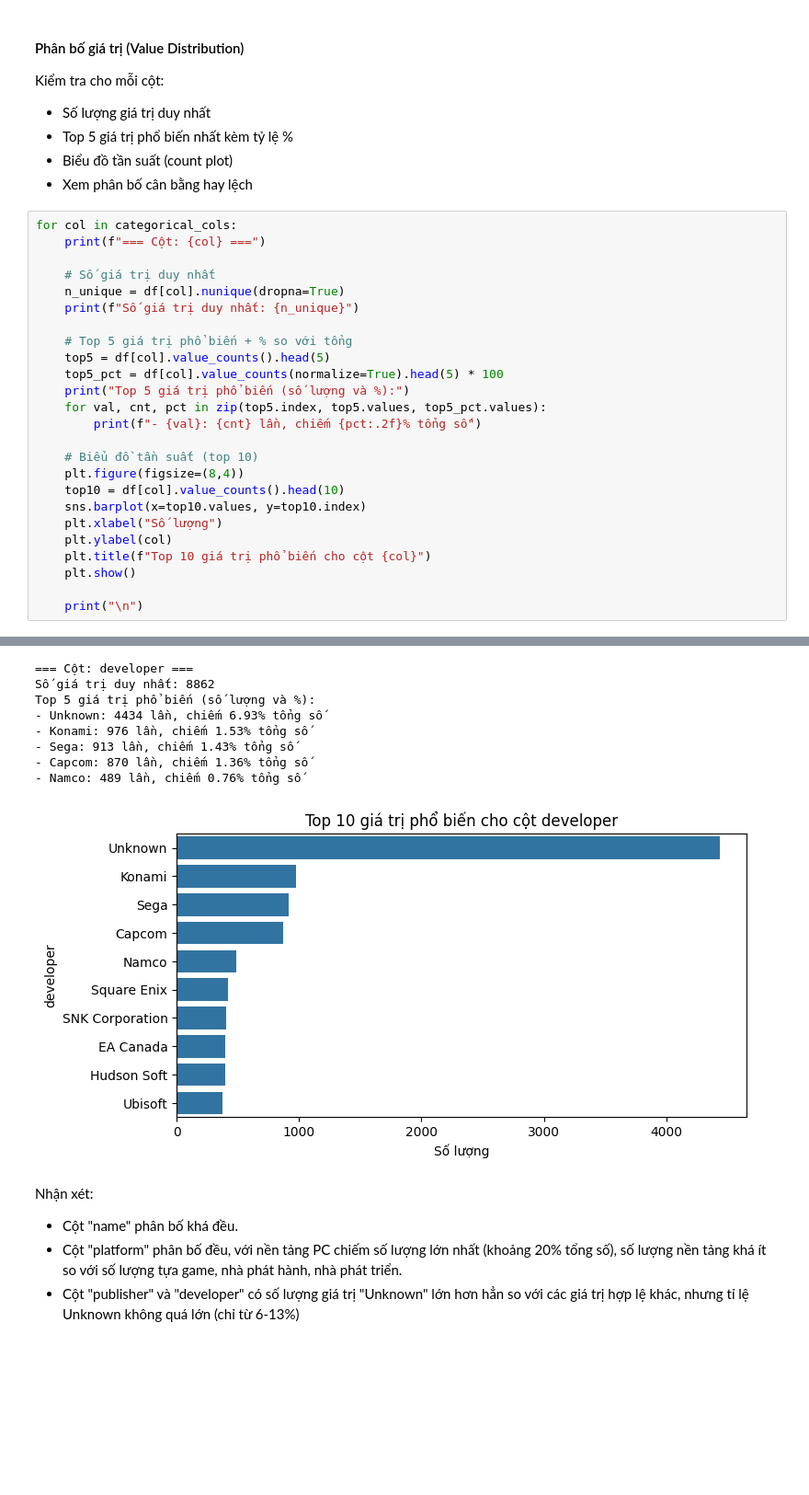
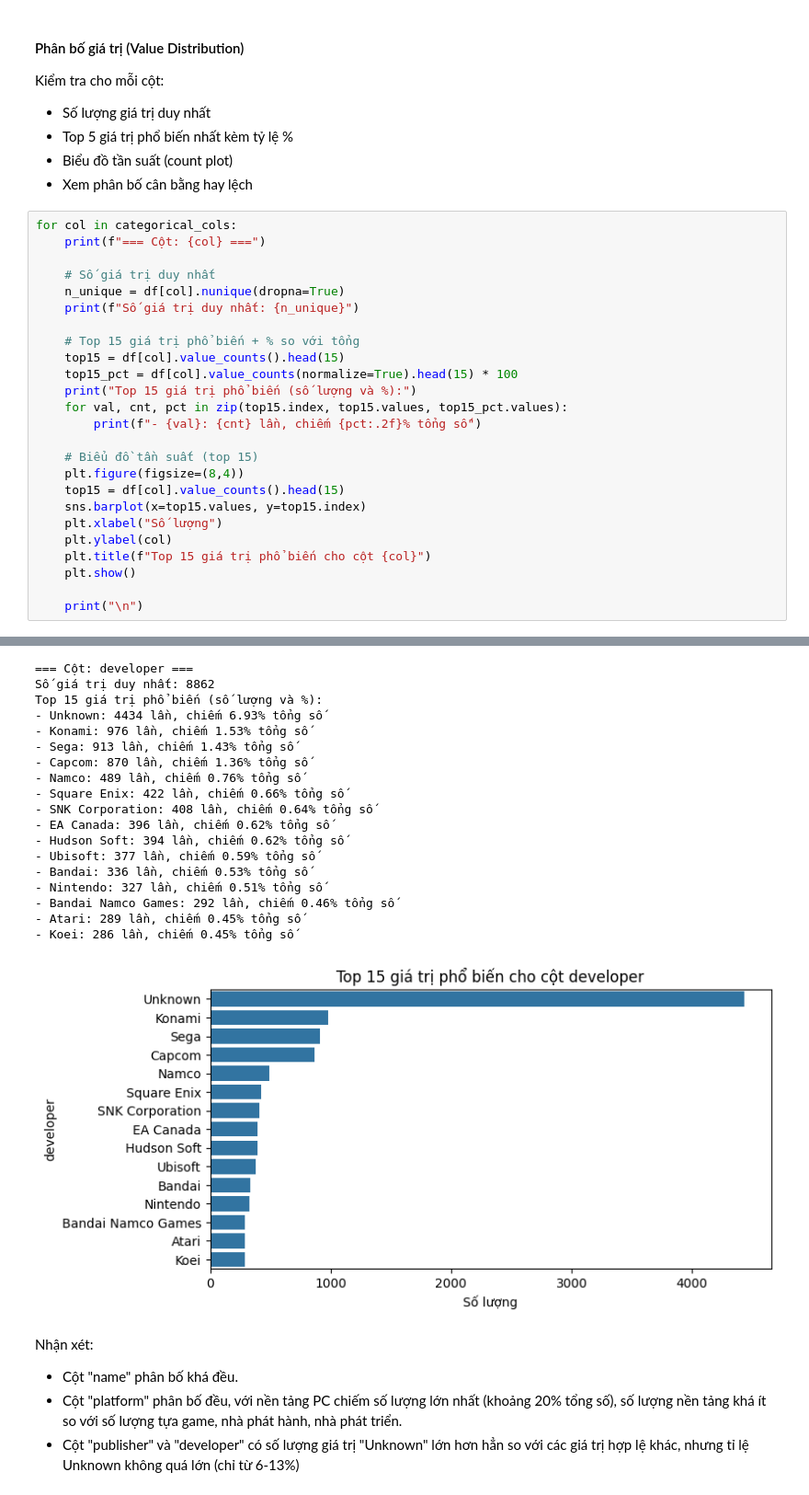
Before and after one commit to chichic21039/LTKHDL-GameDataset, a Jupyter notebook: notebooks/1_Exploration.ipynb, the cells around one changed output, grey strips where cells are left out. Shown at 92% size. Cells and saved outputs as stored; diff of their text form; blank space fills up the shorter version.

```diff
--- a/notebooks/1_Exploration.ipynb
+++ b/notebooks/1_Exploration.ipynb
@@ -416,20 +416,20 @@ for col in categorical_cols:
     n_unique = df[col].nunique(dropna=True)
     print(f"Số giá trị duy nhất: {n_unique}")
 
-    # Top 5 giá trị phổ biến + % so với tổng
-    top5 = df[col].value_counts().head(5)
-    top5_pct = df[col].value_counts(normalize=True).head(5) * 100
-    print("Top 5 giá trị phổ biến (số lượng và %):")
-    for val, cnt, pct in zip(top5.index, top5.values, top5_pct.values):
+    # Top 15 giá trị phổ biến + % so với tổng
+    top15 = df[col].value_counts().head(15)
+    top15_pct = df[col].value_counts(normalize=True).head(15) * 100
+    print("Top 15 giá trị phổ biến (số lượng và %):")
+    for val, cnt, pct in zip(top15.index, top15.values, top15_pct.values):
         print(f"- {val}: {cnt} lần, chiếm {pct:.2f}% tổng số")
 
-    # Biểu đồ tần suất (top 10)
+    # Biểu đồ tần suất (top 15)
     plt.figure(figsize=(8,4))
-    top10 = df[col].value_counts().head(10)
-    sns.barplot(x=top10.values, y=top10.index)
+    top15 = df[col].value_counts().head(15)
+    sns.barplot(x=top15.values, y=top15.index)
     plt.xlabel("Số lượng")
     plt.ylabel(col)
-    plt.title(f"Top 10 giá trị phổ biến cho cột {col}")
+    plt.title(f"Top 15 giá trị phổ biến cho cột {col}")
     plt.show()
 
     print("\n")
@@ -464,12 +494,22 @@ Top 5 giá trị phổ biến (số lượng và %):
 === Cột: developer ===
 Số giá trị duy nhất: 8862
-Top 5 giá trị phổ biến (số lượng và %):
+Top 15 giá trị phổ biến (số lượng và %):
 - Unknown: 4434 lần, chiếm 6.93% tổng số
 - Konami: 976 lần, chiếm 1.53% tổng số
 - Sega: 913 lần, chiếm 1.43% tổng số
 - Capcom: 870 lần, chiếm 1.36% tổng số
 - Namco: 489 lần, chiếm 0.76% tổng số
+- Square Enix: 422 lần, chiếm 0.66% tổng số
+- SNK Corporation: 408 lần, chiếm 0.64% tổng số
+- EA Canada: 396 lần, chiếm 0.62% tổng số
+- Hudson Soft: 394 lần, chiếm 0.62% tổng số
+- Ubisoft: 377 lần, chiếm 0.59% tổng số
+- Bandai: 336 lần, chiếm 0.53% tổng số
+- Nintendo: 327 lần, chiếm 0.51% tổng số
+- Bandai Namco Games: 292 lần, chiếm 0.46% tổng số
+- Atari: 289 lần, chiếm 0.45% tổng số
+- Koei: 286 lần, chiếm 0.45% tổng số
-[figure, old version]
+[figure, new version]
 # %% [markdown]
 Nhận xét:
 - Cột "name" phân bố khá đều.
```
Also changed, not shown: parts of 2 cells of this notebook, 6 other files.
